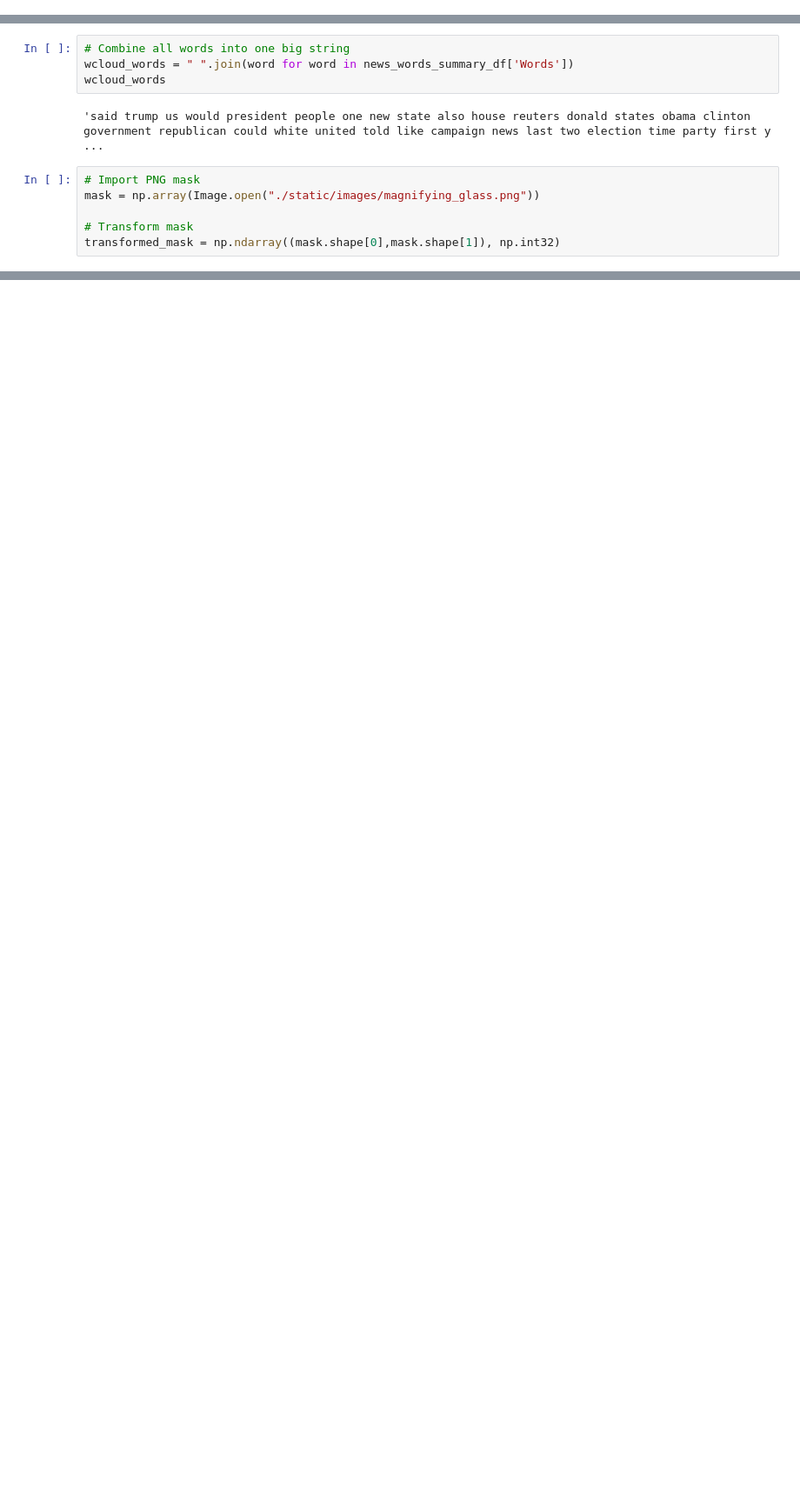
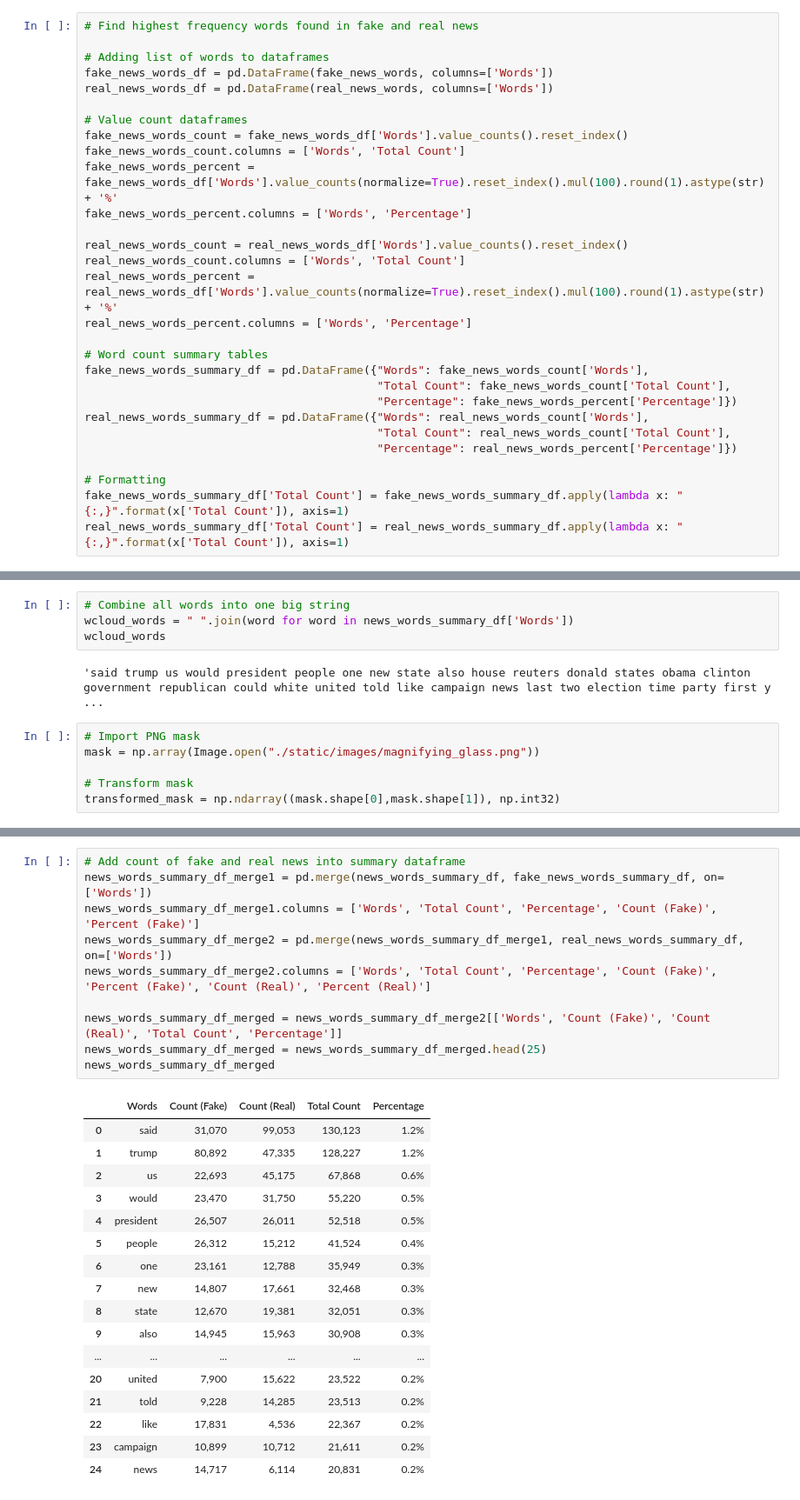
Before and after one commit to kevogil/fake-news-prediction, a Jupyter notebook: visualizations.ipynb, the cells around one changed output, grey strips where cells are left out. Shown at 87% size. Cells and saved outputs as stored; diff of their text form; blank space fills up the shorter version.

```diff
--- a/visualizations.ipynb
+++ b/visualizations.ipynb
@@ -102,3 +80,32 @@ real_news_words_summary_df['Total Count'] = real_news_words_summary_df.apply(lam
+# %%
+# Find highest frequency words found in fake and real news
+
+# Adding list of words to dataframes
+fake_news_words_df = pd.DataFrame(fake_news_words, columns=['Words'])
+real_news_words_df = pd.DataFrame(real_news_words, columns=['Words'])
+
+# Value count dataframes
+fake_news_words_count = fake_news_words_df['Words'].value_counts().reset_index()
+fake_news_words_count.columns = ['Words', 'Total Count']
+fake_news_words_percent = fake_news_words_df['Words'].value_counts(normalize=True).reset_index().mul(100).round(1).astype(str) + '%'
+fake_news_words_percent.columns = ['Words', 'Percentage']
+
+real_news_words_count = real_news_words_df['Words'].value_counts().reset_index()
+real_news_words_count.columns = ['Words', 'Total Count']
+real_news_words_percent = real_news_words_df['Words'].value_counts(normalize=True).reset_index().mul(100).round(1).astype(str) + '%'
+real_news_words_percent.columns = ['Words', 'Percentage']
+
+# Word count summary tables
+fake_news_words_summary_df = pd.DataFrame({"Words": fake_news_words_count['Words'],
+                                           "Total Count": fake_news_words_count['Total Count'],
+                                           "Percentage": fake_news_words_percent['Percentage']})
+real_news_words_summary_df = pd.DataFrame({"Words": real_news_words_count['Words'],
+                                           "Total Count": real_news_words_count['Total Count'],
+                                           "Percentage": real_news_words_percent['Percentage']})
+
+# Formatting
+fake_news_words_summary_df['Total Count'] = fake_news_words_summary_df.apply(lambda x: "{:,}".format(x['Total Count']), axis=1)
+real_news_words_summary_df['Total Count'] = real_news_words_summary_df.apply(lambda x: "{:,}".format(x['Total Count']), axis=1)
 # %%
 # Find highest frequency words found in ALL news
 news_words = fake_news_words + real_news_words
@@ -161,0 +172,28 @@ plt.show()
+# %%
+# Add count of fake and real news into summary dataframe
+news_words_summary_df_merge1 = pd.merge(news_words_summary_df, fake_news_words_summary_df, on=['Words'])
+news_words_summary_df_merge1.columns = ['Words', 'Total Count', 'Percentage', 'Count (Fake)', 'Percent (Fake)']
+news_words_summary_df_merge2 = pd.merge(news_words_summary_df_merge1, real_news_words_summary_df, on=['Words'])
+news_words_summary_df_merge2.columns = ['Words', 'Total Count', 'Percentage', 'Count (Fake)', 'Percent (Fake)', 'Count (Real)', 'Percent (Real)']
+
+news_words_summary_df_merged = news_words_summary_df_merge2[['Words', 'Count (Fake)', 'Count (Real)', 'Total Count', 'Percentage']]
+news_words_summary_df_merged = news_words_summary_df_merged.head(25)
+news_words_summary_df_merged
+# %% [output]
+|  | Words | Count (Fake) | Count (Real) | Total Count | Percentage |
+| 0 | said | 31,070 | 99,053 | 130,123 | 1.2% |
+| 1 | trump | 80,892 | 47,335 | 128,227 | 1.2% |
+| 2 | us | 22,693 | 45,175 | 67,868 | 0.6% |
+| 3 | would | 23,470 | 31,750 | 55,220 | 0.5% |
+| 4 | president | 26,507 | 26,011 | 52,518 | 0.5% |
+| 5 | people | 26,312 | 15,212 | 41,524 | 0.4% |
+| 6 | one | 23,161 | 12,788 | 35,949 | 0.3% |
+| 7 | new | 14,807 | 17,661 | 32,468 | 0.3% |
+| 8 | state | 12,670 | 19,381 | 32,051 | 0.3% |
+| 9 | also | 14,945 | 15,963 | 30,908 | 0.3% |
+| ... | ... | ... | ... | ... | ... |
+| 20 | united | 7,900 | 15,622 | 23,522 | 0.2% |
+| 21 | told | 9,228 | 14,285 | 23,513 | 0.2% |
+| 22 | like | 17,831 | 4,536 | 22,367 | 0.2% |
+| 23 | campaign | 10,899 | 10,712 | 21,611 | 0.2% |
+| 24 | news | 14,717 | 6,114 | 20,831 | 0.2% |
```
Also changed, not shown: parts of 5 cells of this notebook, 4 other files.
